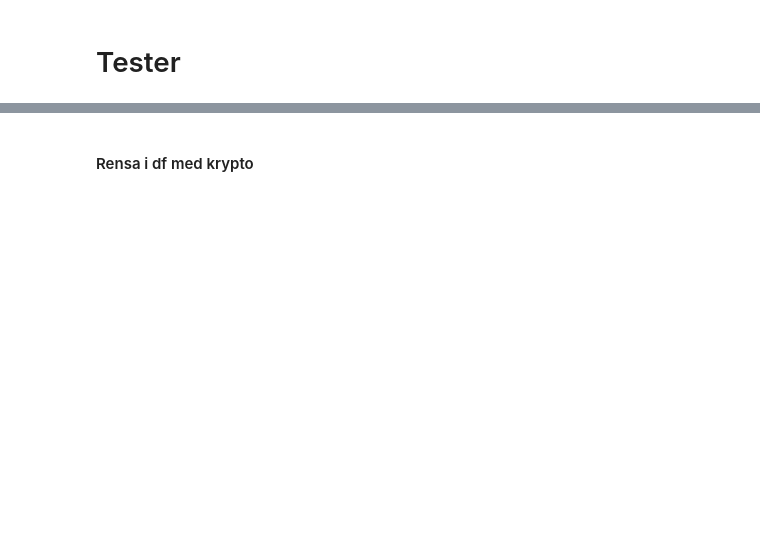
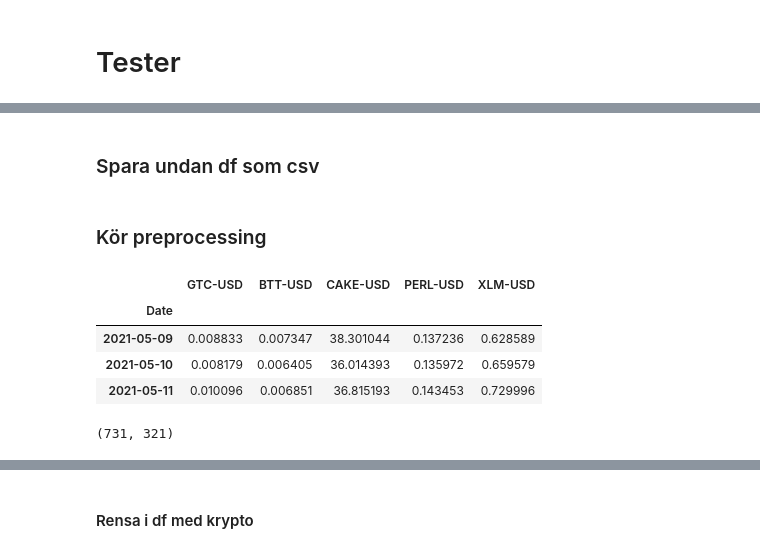
Before and after one commit to carokanns/the_new_Krypto, a Jupyter notebook: my_create_stdScaler.ipynb, the cells around one changed output, grey strips where cells are left out. Cells and saved outputs as stored; diff of their text form; code cells hidden in the pictures; blank space fills up the shorter version.

```diff
--- a/my_create_stdScaler.ipynb
+++ b/my_create_stdScaler.ipynb
@@ -331,0 +293,7 @@ def fit_and_save_scaler(df, column_name):
+# %%
+# läs in ticker-names från filen yf_tickers.txt
+
+def read_ticker_names(filenam):
+    with open(filenam, 'r') as f:
+        ticker_names = f.read().splitlines()
+    return ticker_names
@@ -337,0 +342,2 @@ df.shape
+# %% [markdown]
+### Spara undan df som csv
@@ -337,0 +353,12 @@ df.shape
+# %% [markdown]
+### Kör preprocessing
+# %%
+display(df.iloc[:,:5].head(3))
+df.shape
+# %% [output]
+|  | GTC-USD | BTT-USD | CAKE-USD | PERL-USD | XLM-USD |
+| Date |  |  |  |  |  |
+| 2021-05-09 | 0.008833 | 0.007347 | 38.301044 | 0.137236 | 0.628589 |
+| 2021-05-10 | 0.008179 | 0.006405 | 36.014393 | 0.135972 | 0.659579 |
+| 2021-05-11 | 0.010096 | 0.006851 | 36.815193 | 0.143453 | 0.729996 |
+(731, 321)
```
Also changed, not shown: parts of 26 cells of this notebook, 5 other files.
